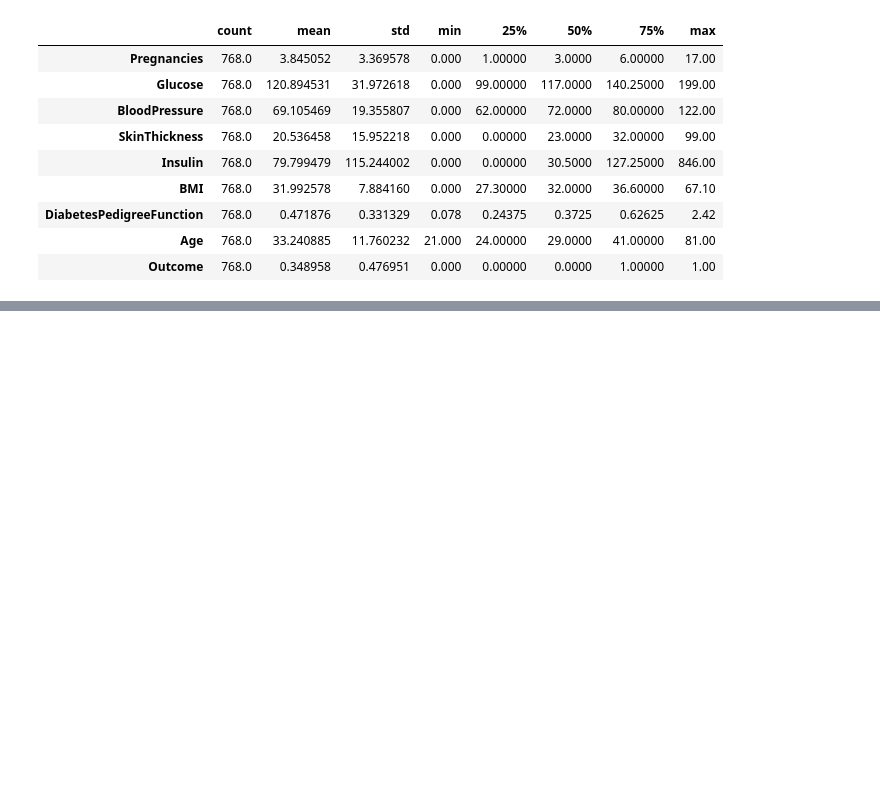
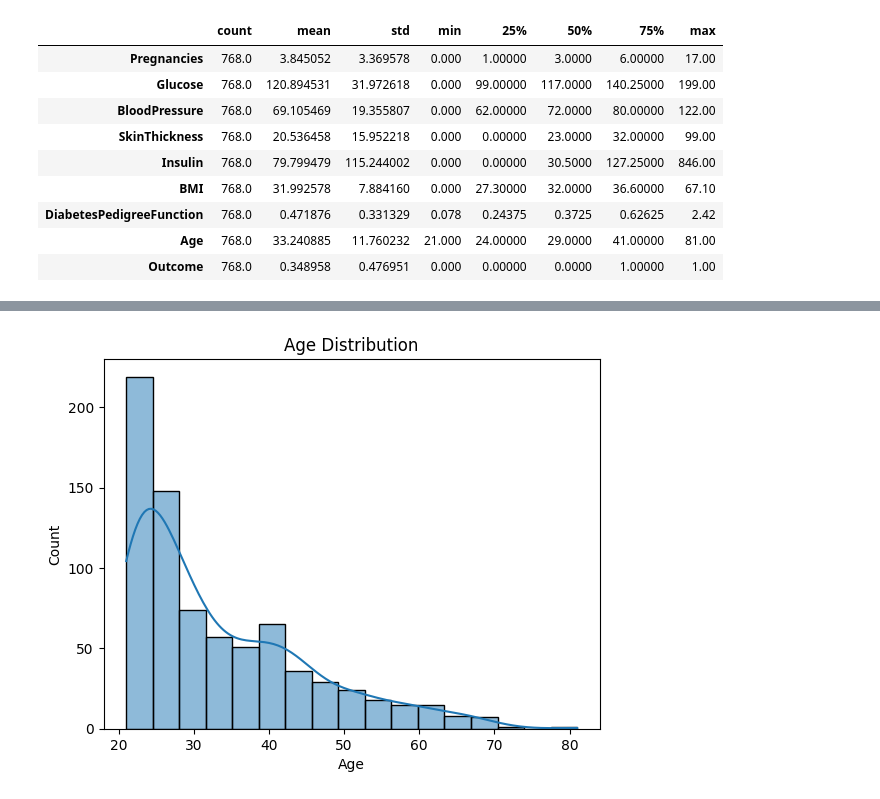
Before and after one commit to Harshkotkar/Deep-Learning, a Jupyter notebook: Indian_Diabetes.ipynb, the cells around one changed output, grey strips where cells are left out. Drawn from its saved outputs; the diff is of its cells as text; code cells hidden in the pictures; blank space fills up the shorter version.

```diff
--- a/Indian_Diabetes.ipynb
+++ b/Indian_Diabetes.ipynb
@@ -79,0 +81,6 @@ import
+# %%
+sns.histplot(df['Age'],kde=True)
+plt.title("Age Distribution")
+plt.show()
+# %% [output]
+[figure, added]
```
Also changed, not shown: parts of 4 cells of this notebook.
